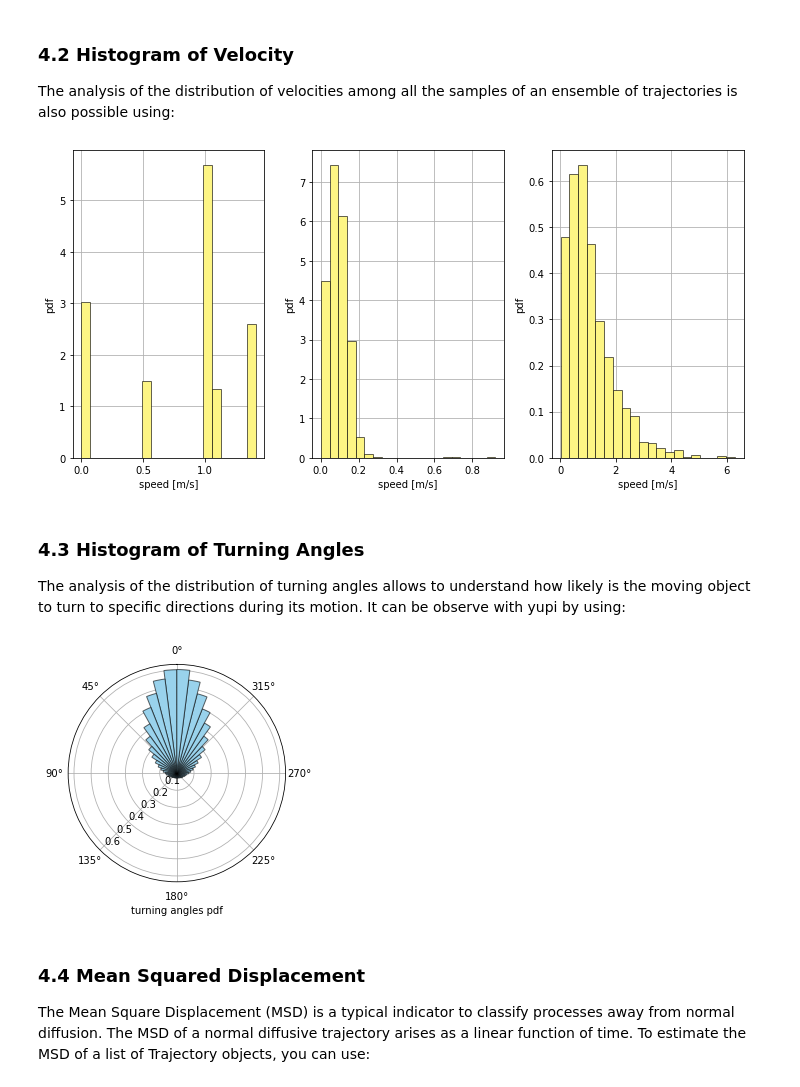
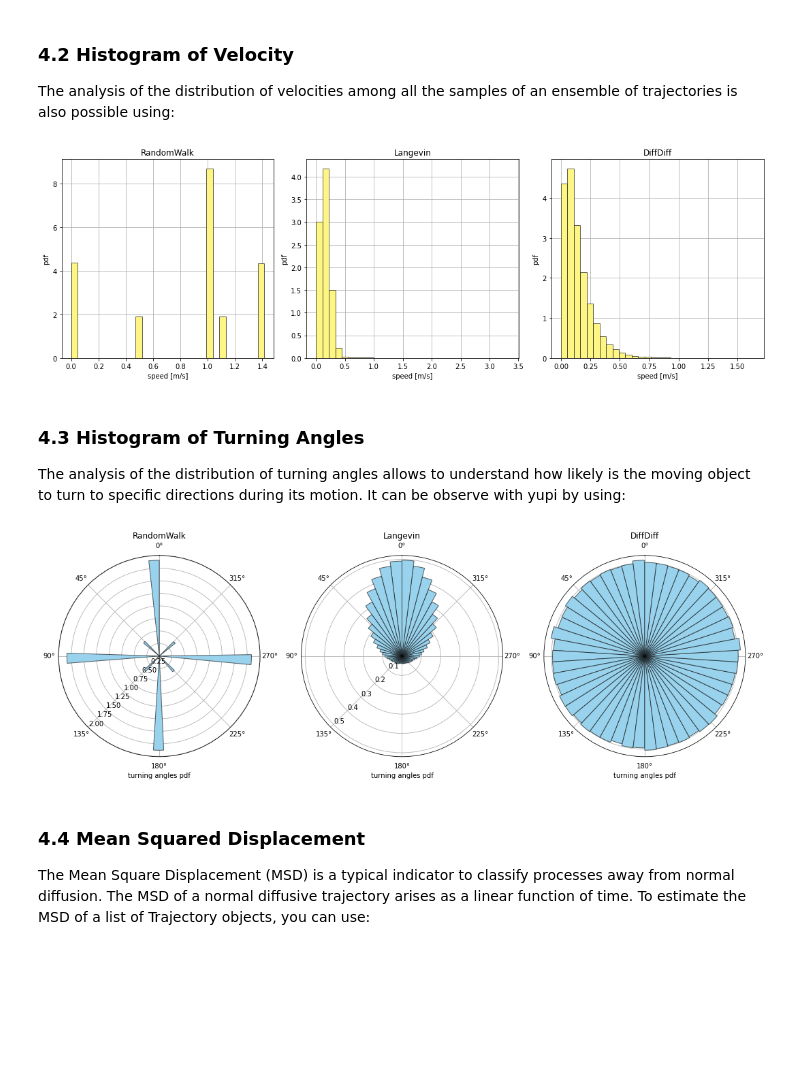
Before and after one commit to yupidevs/yupi_examples, a Jupyter notebook: intro_000.ipynb, the cells around one changed output. Saved outputs shown, nothing was run; the diff lists cells and outputs as text; code cells hidden in the pictures; blank space fills up the shorter version.

```diff
--- a/intro_000.ipynb
+++ b/intro_000.ipynb
@@ -318,7 +318,7 @@ The LangevinGenerator simulates trajectories governed by the Langevin Equation.
 
 To use it, first need to define some aditional parameters for a generator:
 # %%
-tau = 1               # Relaxation time
+tau = 3               # Relaxation time
 sigma = 0.1           # Scale of the noise pdf
 # %% [markdown]
 Finally, the generator is created and the trajectories can be generated:
@@ -343,7 +343,7 @@ A more complex application of this generator can be seen in the <a href="https:/
 The `DiffDiffGenerator` simulates trajectories governed by a diffusion process with fluctuating diffusivity. It allows to produce `Trajectory` objects that quantitatively emulate different systems.
 # %%
 from yupi.generators import DiffDiffGenerator
-dd = DiffDiffGenerator(T, N=N, dt=dt, dim=dim)
+dd = DiffDiffGenerator(T, dim, N, dt, tau=tau, sigma=sigma, seed=0)
 trajs_diffdiff = dd.generate()
 # %% [markdown]
 The generated trajectories can be inspected using the plot_2D function:
@@ -373,7 +373,7 @@ results of the observables with theoretical or experimental data from the phenom
 In this section, we will present all the statistical estimators available in yupi and we will compute their value
 for the ensembles generated with all three models of Section 3.
 # %%
-ensebles = [trajs_randomwalk, trajs_langevin, trajs_diffdiff]
+ensembles = [trajs_randomwalk, trajs_langevin, trajs_diffdiff]
 ensembles_names = ['RandomWalk', 'Langevin', 'DiffDiff']
 # %% [markdown]
 ### 4.1 Spatial projections
@@ -383,9 +383,9 @@ The most basic analysis tool is the plot of the trajectories in the space. Now,
 from yupi.graphics import plot_2D
 
 subplots = [131, 132, 133]
-plt.figure(figsize=(10,5))
+plt.figure(figsize=(15, 5))
 
-for i, ensemble in enumerate(ensebles):
+for i, ensemble in enumerate(ensembles):
     plt.subplot(subplots[i])
     plot_2D(ensemble[:5], legend=False, show=False, title=ensembles_names[i])
 
@@ -405,19 +405,18 @@ The analysis of the distribution of velocities among all the samples of an ensem
 # %%
 from yupi.stats import speed_ensemble
 from yupi.graphics import plot_velocity_hist
 
-subplots = [131, 132, 133]
-plt.figure(figsize=(10,5))
-
-for i, ensemble in enumerate(ensebles):
+plt.figure(figsize=(15, 5))
+for i, ensemble in enumerate(ensembles):
     plt.subplot(subplots[i])
     v = speed_ensemble(ensemble, step=1)
-    plot_velocity_hist(v, bins=20, show=False)
+    plt.title(ensembles_names[i])
+    plot_velocity_hist(v, bins=30, show=False)
 
 plt.tight_layout()
 plt.show()
 # %% [output]
-[figure, old version]
+[figure, new version]
 # %% [markdown]
 ### 4.3 Histogram of Turning Angles
 
@@ -426,10 +425,17 @@ The analysis of the distribution of turning angles allows to understand how like
 from yupi.stats import turning_angles_ensemble
 from yupi.graphics import plot_angles_hist
 
-theta = turning_angles_ensemble(trajs)
-plot_angles_hist(theta, bins=50)
+plt.figure(figsize=(15, 5))
+for i, ensemble in enumerate(ensembles):
+    ax = plt.subplot(subplots[i], projection="polar")
+    theta = turning_angles_ensemble(ensemble)
+    plt.title(ensembles_names[i])
+    plot_angles_hist(theta, bins=50, ax=ax, show=False)
+
+plt.tight_layout()
+plt.show()
 # %% [output]
-[figure, old version]
+[figure, new version]
 # %% [markdown]
 ### 4.4 Mean Squared Displacement
 
```
Also changed, not shown: parts of 11 cells of this notebook.
